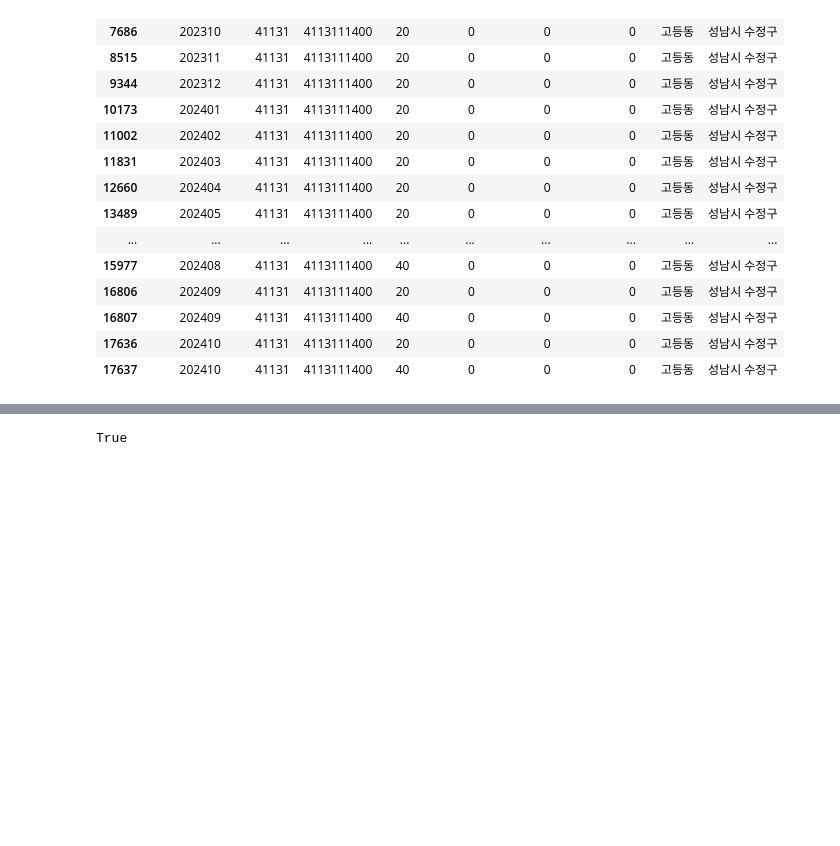
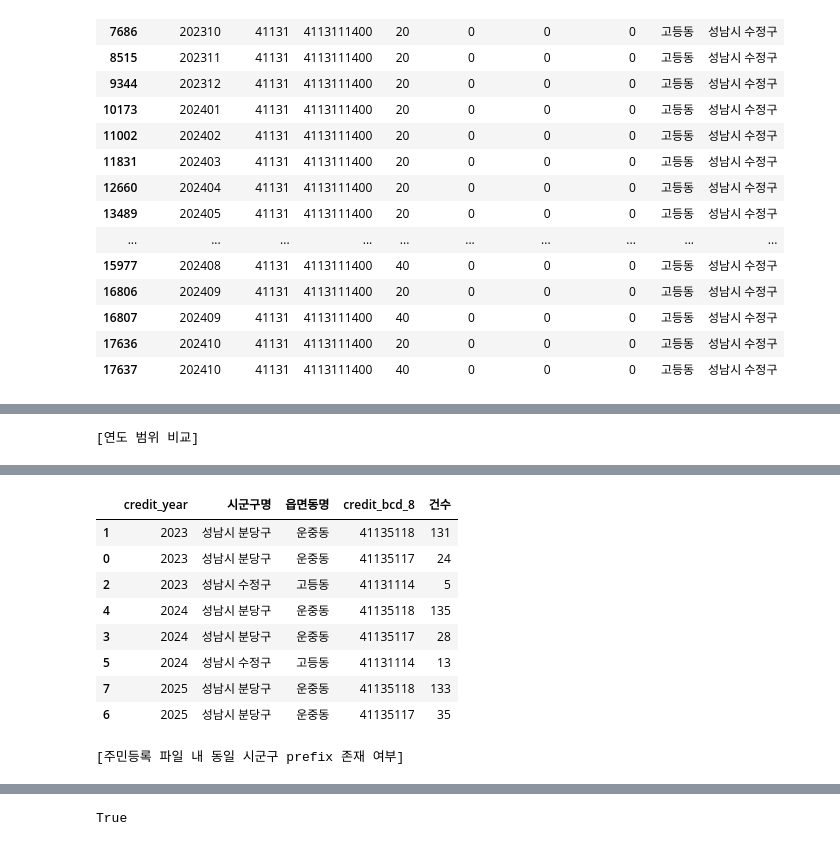
Before and after one commit to bulsajo1/final_project, a Jupyter notebook: sungju/2차 전처리_신용.ipynb, the cells around one changed output, grey strips where cells are left out. Saved outputs shown, nothing was run; the diff lists cells and outputs as text; code cells hidden in the pictures; blank space fills up the shorter version.

```diff
--- a/sungju/2차 전처리_신용.ipynb
+++ b/sungju/2차 전처리_신용.ipynb
@@ -236,0 +603,69 @@ df_credit[
+# %%
+# 1차 점검 결과가 모두 '매칭불가'인 이유를 추가 진단
+# 핵심: 주민등록 파일의 연도 범위와 신용 0데이터의 연도 범위가 실제로 겹치는지 확인
+
+credit_zero_diag = df_credit[
+    (df_credit['TOT_CNT'] == 0) &
+    (df_credit['ECON_CNT'] == 0) &
+    (df_credit['NECON_CNT'] == 0)
+].copy()
+
+credit_zero_diag['credit_year'] = (
+    credit_zero_diag['BS_YR_MON']
+    .astype(str)
+    .str.extract(r'(\d{4})', expand=False)
+    .astype('Int64')
+)
+credit_zero_diag['credit_bcd_8'] = (
+    credit_zero_diag['BCD']
+    .astype(str)
+    .str.extract(r'(\d+)', expand=False)
+    .str[:8]
+    .fillna('')
+)
+
+resident_diag = resident.copy()
+resident_diag['resident_sigungu_5'] = resident_diag['resident_bcd_8'].str[:5]
+credit_zero_diag['credit_sigungu_5'] = credit_zero_diag['credit_bcd_8'].str[:5]
+
+credit_years = sorted([int(x) for x in credit_zero_diag['credit_year'].dropna().unique().tolist()])
+resident_years = sorted([int(x) for x in resident_diag['resident_year'].dropna().unique().tolist()])
+year_overlap = sorted(set(credit_years).intersection(resident_years))
+
+print('[연도 범위 비교]')
+display(pd.DataFrame({
+    '구분': ['신용 0인 데이터', '주민등록 파일'],
+    '연도범위': [
+        f"{min(credit_years)} ~ {max(credit_years)}" if credit_years else '없음',
+        f"{min(resident_years)} ~ {max(resident_years)}" if resident_years else '없음'
+    ],
+    '연도목록': [str(credit_years), str(resident_years)]
+}))
+
+print('[연도 교집합]')
+print(year_overlap if year_overlap else '없음 → 현재 파일로는 같은 시점 비교 불가')
+
+print('\n[신용 0인 데이터 위치 요약]')
+display(
+    credit_zero_diag.groupby(['credit_year', '시군구명', '읍면동명', 'credit_bcd_8'], dropna=False)
+    .size()
+    .reset_index(name='건수')
+    .sort_values(['credit_year', '건수', '시군구명', '읍면동명'], ascending=[True, False, True, True])
+ )
+
+print('\n[주민등록 파일 내 동일 시군구 prefix 존재 여부]')
+display(
+    pd.DataFrame({
+        'credit_sigungu_5': sorted(credit_zero_diag['credit_sigungu_5'].dropna().unique()),
+    }).assign(
+        resident_prefix_exists=lambda x: x['credit_sigungu_5'].isin(resident_diag['resident_sigungu_5'].dropna().unique())
+    )
+ )
+
+if not year_overlap:
+    print('\n[판단] 주민등록 파일은 지역 코드 자체는 일부 겹칠 수 있지만, 연도 범위가 2016~2018로 한정되어 있어 2023~2025 신용 0인 데이터의 실제 0 여부를 직접 검증하는 근거로 쓰기 어렵습니다.')
+    print('따라서 같은 형식의 최신 주민등록 원자료(2023~2025)가 필요합니다.')
+else:
+    print('\n[판단] 일부 연도는 비교 가능하므로 교집합 연도만 추려서 재매칭하면 됩니다.')
+# %% [output]
+[연도 범위 비교]
@@ -236,0 +679,10 @@ df_credit[
+|  | credit_year | 시군구명 | 읍면동명 | credit_bcd_8 | 건수 |
+| 1 | 2023 | 성남시 분당구 | 운중동 | 41135118 | 131 |
+| 0 | 2023 | 성남시 분당구 | 운중동 | 41135117 | 24 |
+| 2 | 2023 | 성남시 수정구 | 고등동 | 41131114 | 5 |
+| 4 | 2024 | 성남시 분당구 | 운중동 | 41135118 | 135 |
+| 3 | 2024 | 성남시 분당구 | 운중동 | 41135117 | 28 |
+| 5 | 2024 | 성남시 수정구 | 고등동 | 41131114 | 13 |
+| 7 | 2025 | 성남시 분당구 | 운중동 | 41135118 | 133 |
+| 6 | 2025 | 성남시 분당구 | 운중동 | 41135117 | 35 |
+[주민등록 파일 내 동일 시군구 prefix 존재 여부]
```
Also changed, not shown: parts of 15 cells of this notebook, 1 other file.
